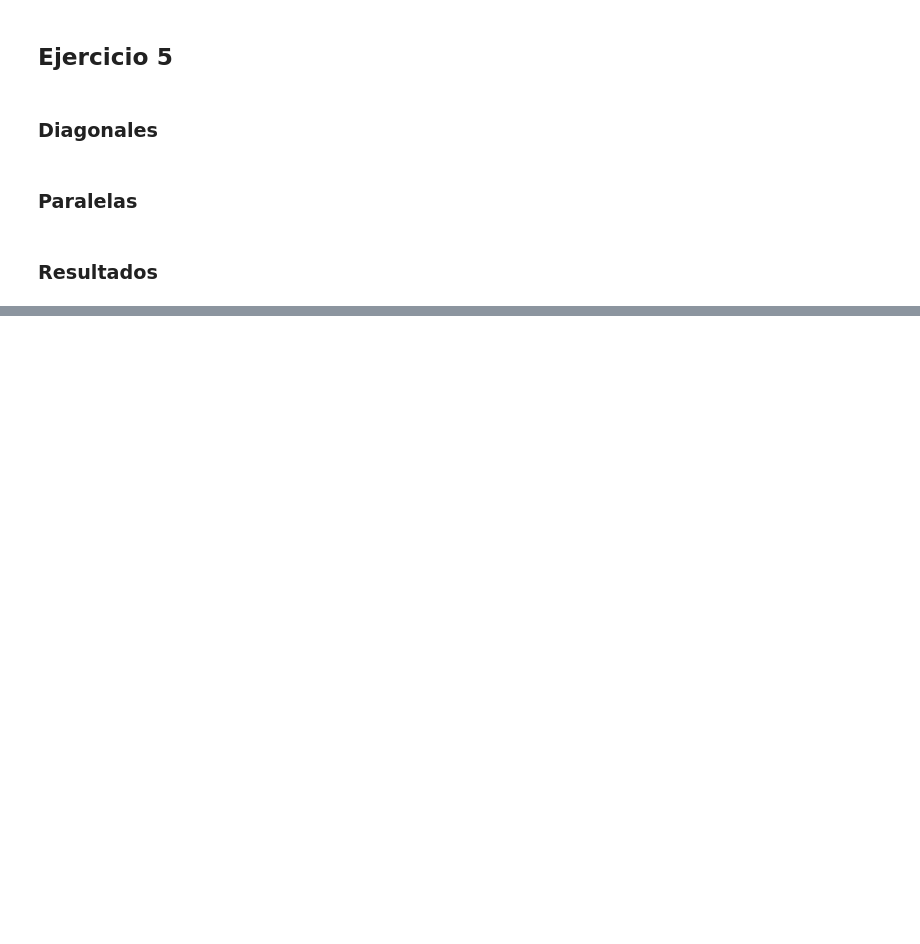
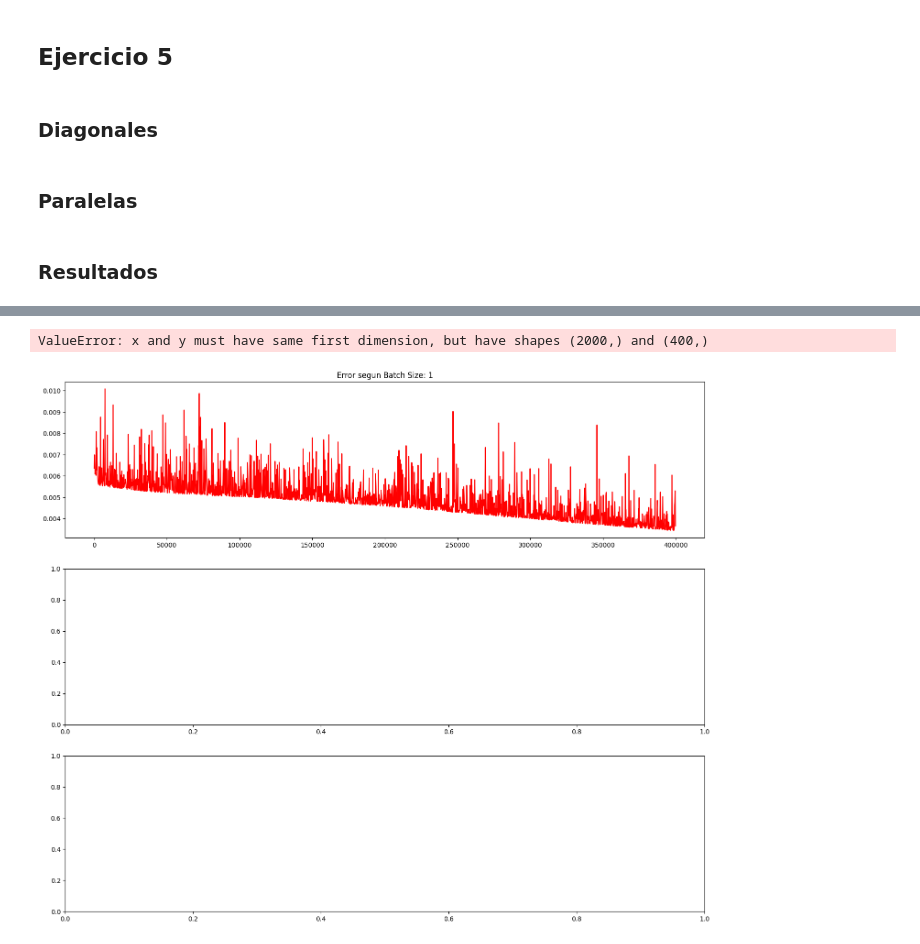
Before and after one commit to Pomarola/IAA, a Jupyter notebook: TP2.ipynb, the cells around one changed output, grey strips where cells are left out. Drawn from its saved outputs; the diff is of its cells as text; code cells hidden in the pictures; blank space fills up the shorter version.

```diff
--- a/TP2.ipynb
+++ b/TP2.ipynb
@@ -461,0 +557,29 @@ plt.show()
+# %%
+N2 = 6
+learning_rate = 0.05
+momentum = 0.3
+epochs = 200
+evals = 2000
+batch_sizes = [1, 5, 20]
+# %%
+data = pd.DataFrame(np.loadtxt('DataSets/ssp.data', delimiter = ','))
+X = data.iloc[:, :-1]
+y = data.iloc[:, -1]
+
+data = pd.DataFrame(np.loadtxt('DataSets/ssp.test', delimiter = ','))
+X_test = data.iloc[:, :-1]
+y_test = data.iloc[:, -1]
+
+X_train, X_val, y_train, y_val = sk.model_selection.train_test_split(X, y, test_size=0.2)
+
+fig, axs = plt.subplots(3, 1, figsize=(18, 15))
+for idx, batch in enumerate(batch_sizes):
+    reg = MLPRegressor(hidden_layer_sizes=(N2,), activation='logistic', solver='sgd', alpha=0.0, batch_size=batch, learning_rate='constant', learning_rate_init=learning_rate,momentum=momentum,nesterovs_momentum=False,tol=0.0,warm_start=True,max_iter=epochs)
+    best_red, error_train, error_test, weight_sum = entrenar_red_regresion(reg, evals, X_train, y_train, X_val, y_val, X_test, y_test)
+    plot_errors(axs[idx], error_train, error_val, error_test, epochs, evals, f'Error segun Batch Size: {batch}')
+
+plt.tight_layout()
+plt.show()
+# %% [output]
+ValueError: x and y must have same first dimension, but have shapes (2000,) and (400,)
+[figure, added]
```
Also changed, not shown: parts of 22 cells of this notebook.
